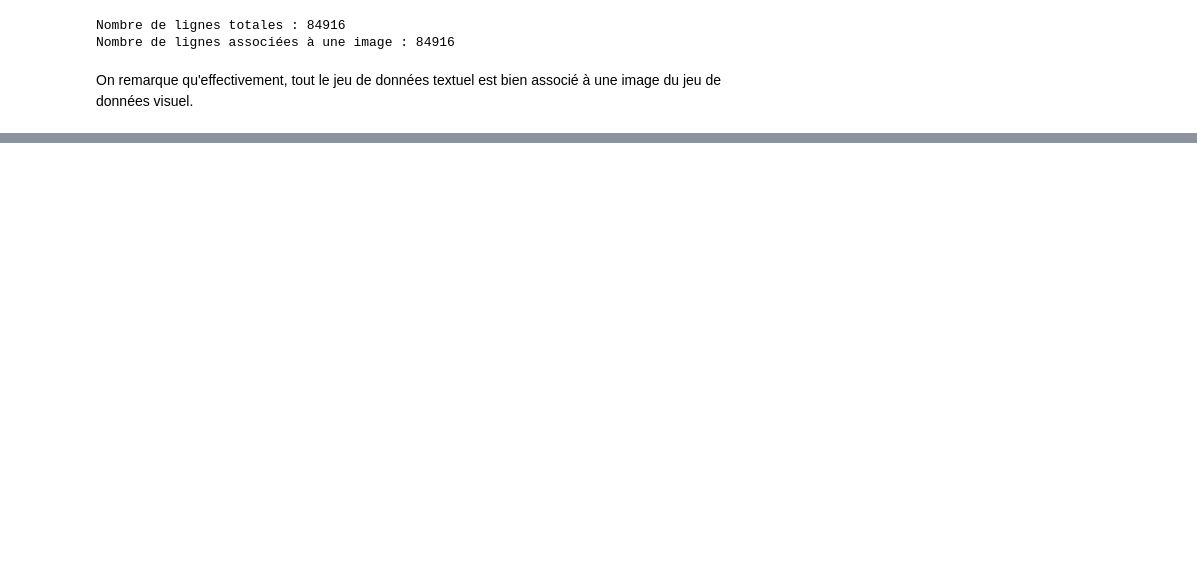
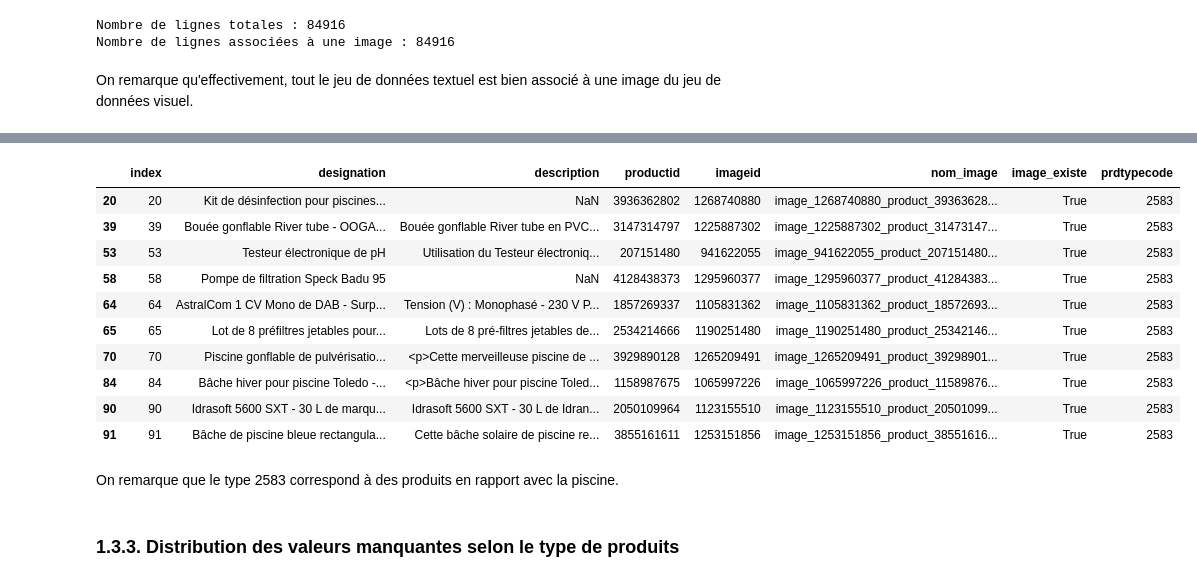
Before and after one commit to fibonaccos/rakuten-multimodal-classification, a Jupyter notebook: notebooks/projet_rakuten.ipynb, the cells around one changed output, grey strips where cells are left out. Drawn from its saved outputs; the diff is of its cells as text; code cells hidden in the pictures; blank space fills up the shorter version.

```diff
--- a/notebooks/projet_rakuten.ipynb
+++ b/notebooks/projet_rakuten.ipynb
@@ -141,0 +193,26 @@ On remarque qu'effectivement, tout le jeu de données textuel est bien associé
+# %%
+# Joindre les DataFrames sur l'index
+merged_df = pd.merge(X_train, Y_train, left_on='index', right_on='index')
+
+# Filtrer pour obtenir les lignes correspondant au type de produit 2583
+produit_2583 = merged_df[merged_df['prdtypecode'] == 2583]
+
+# Afficher les résultats
+produit_2583.head(10)
+# %% [output]
+|  | index | designation | description | productid | imageid | nom_image | image_existe | prdtypecode |
+| 20 | 20 | Kit de désinfection pour piscines... | NaN | 3936362802 | 1268740880 | image_1268740880_product_39363628... | True | 2583 |
+| 39 | 39 | Bouée gonflable River tube - OOGA... | Bouée gonflable River tube en PVC... | 3147314797 | 1225887302 | image_1225887302_product_31473147... | True | 2583 |
+| 53 | 53 | Testeur électronique de pH | Utilisation du Testeur électroniq... | 207151480 | 941622055 | image_941622055_product_207151480... | True | 2583 |
+| 58 | 58 | Pompe de filtration Speck Badu 95 | NaN | 4128438373 | 1295960377 | image_1295960377_product_41284383... | True | 2583 |
+| 64 | 64 | AstralCom 1 CV Mono de DAB - Surp... | Tension (V) : Monophasé - 230 V P... | 1857269337 | 1105831362 | image_1105831362_product_18572693... | True | 2583 |
+| 65 | 65 | Lot de 8 préfiltres jetables pour... | Lots de 8 pré-filtres jetables de... | 2534214666 | 1190251480 | image_1190251480_product_25342146... | True | 2583 |
+| 70 | 70 | Piscine gonflable de pulvérisatio... | <p>Cette merveilleuse piscine de ... | 3929890128 | 1265209491 | image_1265209491_product_39298901... | True | 2583 |
+| 84 | 84 | Bâche hiver pour piscine Toledo -... | <p>Bâche hiver pour piscine Toled... | 1158987675 | 1065997226 | image_1065997226_product_11589876... | True | 2583 |
+| 90 | 90 | Idrasoft 5600 SXT - 30 L de marqu... | Idrasoft 5600 SXT - 30 L de Idran... | 2050109964 | 1123155510 | image_1123155510_product_20501099... | True | 2583 |
+| 91 | 91 | Bâche de piscine bleue rectangula... | Cette bâche solaire de piscine re... | 3855161611 | 1253151856 | image_1253151856_product_38551616... | True | 2583 |
+# %% [markdown]
+On remarque que le type 2583 correspond à des produits en rapport avec la piscine.
+# %% [markdown]
+<h4><font size=4> 1.3.3. Distribution des valeurs manquantes selon le type de produits
+    <a name="Distribution_Manquantes_Produits"></a></h4>
```
Also changed, not shown: parts of 15 cells of this notebook.
